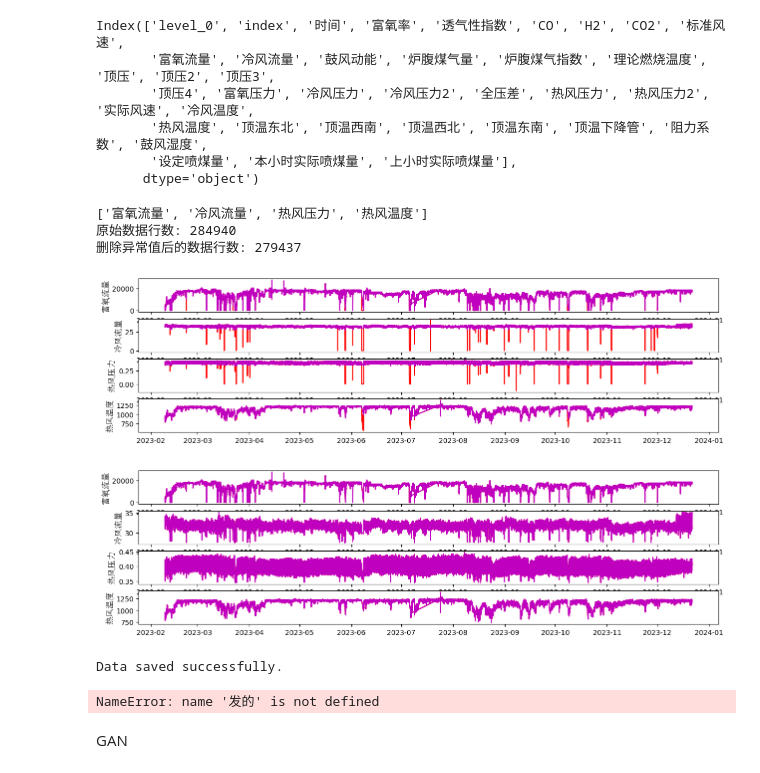
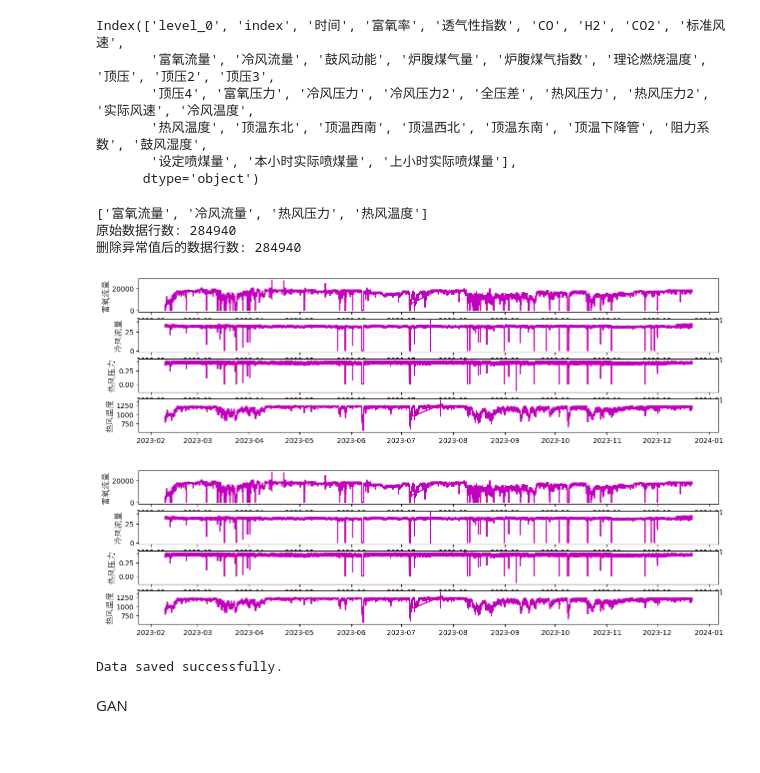
Before and after one commit to haokwok2002/gaolu, a Jupyter notebook: up2/全部数据训练GAN.ipynb, the cells around one changed output. Cells and saved outputs as stored; diff of their text form; code cells hidden in the pictures.

```diff
--- a/up2/全部数据训练GAN.ipynb
+++ b/up2/全部数据训练GAN.ipynb
@@ -175,8 +175,8 @@ def IQR_process(df_IQR, columns):
         Q1 = stats['25%']
         Q3 = stats['75%']
         IQR = Q3 - Q1
-        lower_whisker = Q1 - 5 * IQR
-        upper_whisker = Q3 + 5 * IQR
+        lower_whisker = Q1 - 50 * IQR
+        upper_whisker = Q3 + 50 * IQR
         # if column == '热风压力':
         #     lower_whisker = Q1 - 2 * IQR
         #     upper_whisker = Q3 + 1.5 * IQR
@@ -223,35 +223,35 @@ def IQR_process(df_IQR, columns):
     return df_cleaned
 
 
 df_cleaned_X = IQR_process(df_sheet_X_process, input_term)
 
 # print(np.max(df_cleaned_Y['铁水温度[MIT]']))
 # print(np.min(df_cleaned_Y['铁水温度[MIT]']))
 # print(np.max(df_cleaned_Y['铁水硅含量[SI]']))
 # print(np.min(df_cleaned_Y['铁水硅含量[SI]']))
 
 
 # 画出数据
 def plot_subplot(data_x_yuan,data_y_yuan,data_x,data_y,column):
     plt.plot(data_x_yuan,data_y_yuan,'r-')
     plt.plot(data_x,data_y,'m-')
     # plt.xlabel(time_term, fontproperties=font)  # 使用中文标签
     plt.ylabel(column, fontproperties=font)  # 使用中文标签
     # 使用中文标签
 
 
 
 plt.figure(figsize=(15, 4))
 for idx, column in enumerate(input_term):
     plt.subplot(len(input_term), 1, idx+1)
     plot_subplot(   df_sheet_X[time_term].values,   df_sheet_X[column].values,
                     df_cleaned_X[time_term].values, df_cleaned_X[column].values,
                     column                )
 # %% [output]
 ['富氧流量', '冷风流量', '热风压力', '热风温度']
 原始数据行数: 284940
-删除异常值后的数据行数: 279437
+删除异常值后的数据行数: 284940
-[figure, old version]
+[figure, new version]
 # %%
 # 异常数据处理-处理前后对比
 # 创建数据框副本以避免修改原始数据
@@ -315,7 +315,7 @@ for idx, column in enumerate(input_term):
 #     plt.subplot(len(output_term), 1, idx+1)
 #     plot_subplot(df_sheet_yuansu_process[time_term].values,df_sheet_yuansu[column].values,df_sheet_yuansu_process[column].values,column)
 # %% [output]
-[figure, old version]
+[figure, new version]
 # %%
 # 数据归一化、逆归一化
 from sklearn.preprocessing import MinMaxScaler
@@ -359,10 +359,6 @@ with open('original_data_dict.pkl', 'wb') as f:
 print("Data saved successfully.")
 # %% [output]
 Data saved successfully.
-# %%
-发的
-# %% [output]
-NameError: name '发的' is not defined
 # %% [markdown]
 GAN
 # %%
```
Also changed, not shown: 10 other files.
